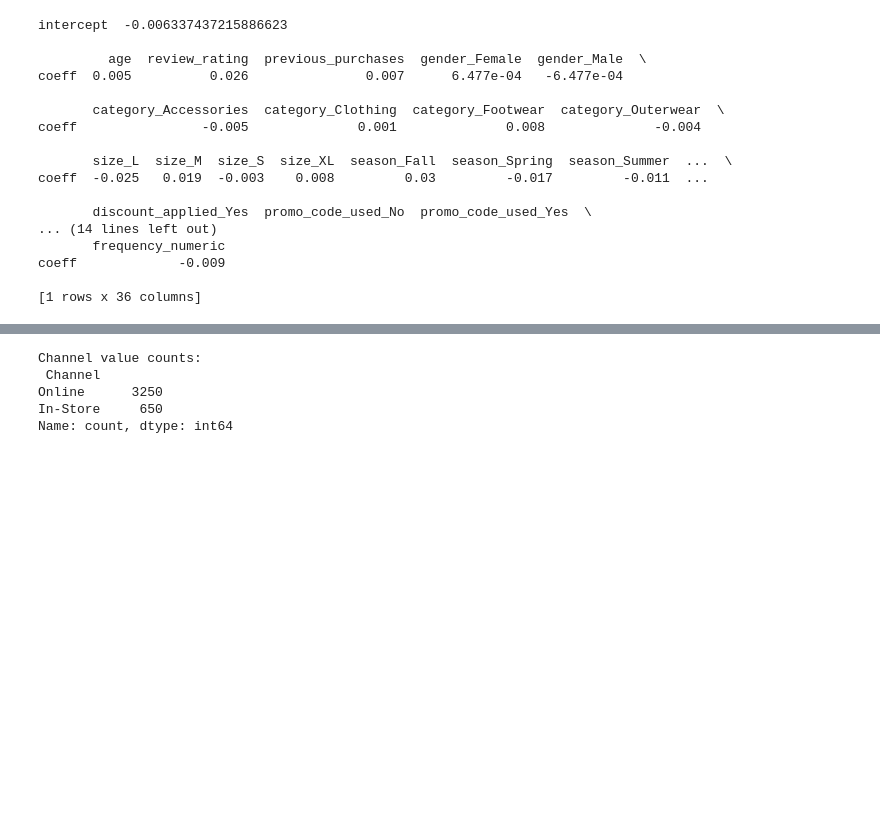
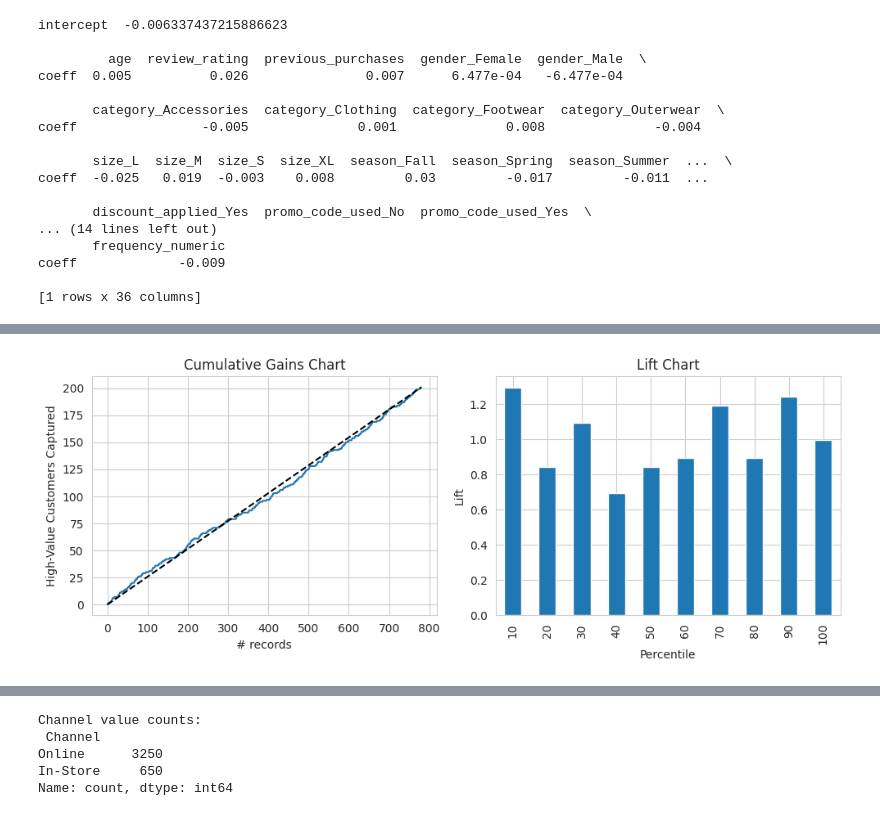
Before and after one commit to briannasancheztop/ADS505_Consumerbehavior, a Jupyter notebook: ADS505_Group_Project_.ipynb, the cells around one changed output, grey strips where cells are left out. Drawn from its saved outputs; the diff is of its cells as text; code cells hidden in the pictures; blank space fills up the shorter version.

```diff
--- a/ADS505_Group_Project_.ipynb
+++ b/ADS505_Group_Project_.ipynb
@@ -421,0 +488,27 @@ score_df_sorted
+# %%
+#Logistis results
+y_pred_proba = logit_full.predict_proba(X_test_scaled)[:, 1]
+#Got predicted probabilities for positive class only
+score_df = pd.DataFrame({'Actual': y_test, 'Probability': y_pred_proba})
+#Created DataFrame with actual values and probabilities
+score_df_sorted = score_df.sort_values('Probability', ascending=False)
+#Sorted DataFrame by probability in descending order
+fig, axes = plt.subplots(nrows=1, ncols=2, figsize=(10, 4))
+#Created subplot figure with 2 columns, specified size.
+ax = gainsChart(score_df_sorted['Actual'], ax=axes[0])
+#Ploted gains chart using actual values on first subplot
+ax.set_ylabel('High-Value Customers Captured')
+#Set y-axis label Percentage of High-Value Customers Captured
+ax.set_title('Cumulative Gains Chart')
+#Set subplot title to Cumulative Gains Chart
+ax = liftChart(score_df_sorted['Actual'], ax=axes[1], labelBars=False)
+#Plotted lift chart on second subplot without bar labels
+ax.set_ylabel('Lift')
+#Set y-axis label to Lift
+ax.set_title('Lift Chart')
+#Set x-axis to Lift Chart
+plt.tight_layout()
+plt.show()
+#Plotted graphs
+# %% [output]
+[figure, added]
```
Also changed, not shown: parts of 18 cells of this notebook.
